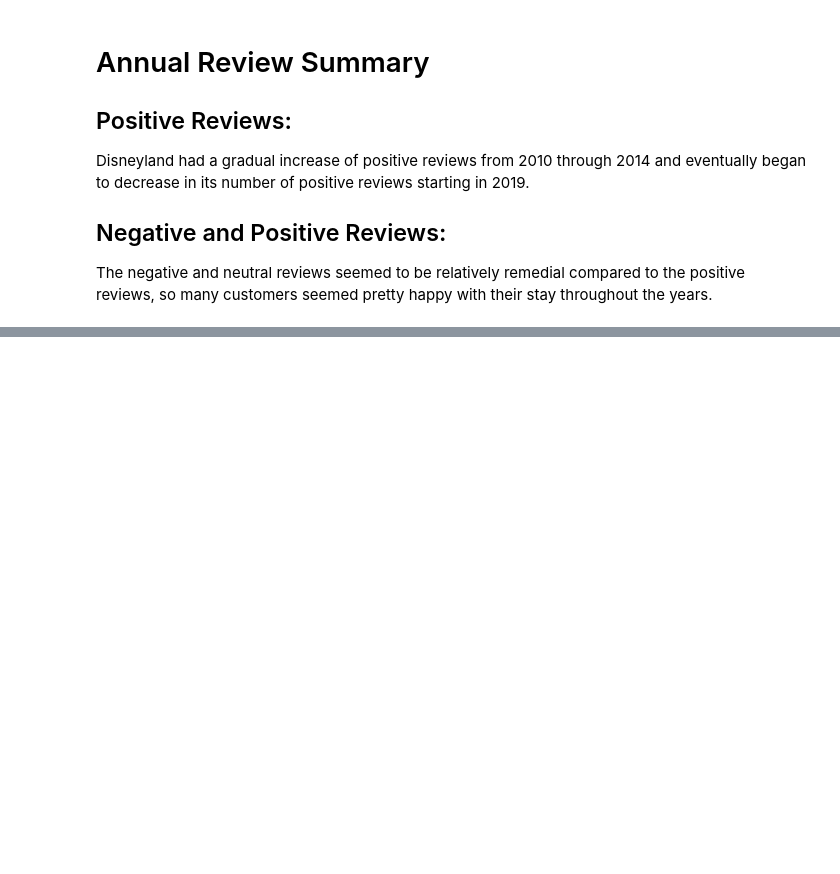
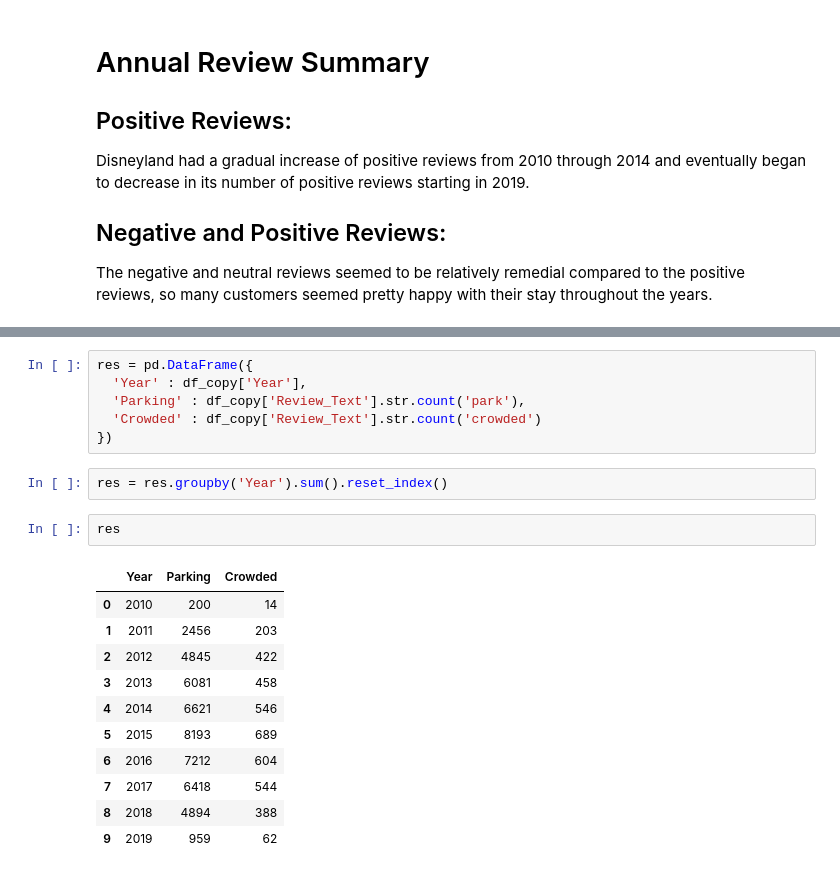
Before and after one commit to mmartin46/Data_Science_Research, a Jupyter notebook: DisneyLandReviews.ipynb, the cells around one changed output, grey strips where cells are left out. Drawn from its saved outputs; the diff is of its cells as text; blank space fills up the shorter version.

```diff
--- a/DisneyLandReviews.ipynb
+++ b/DisneyLandReviews.ipynb
@@ -246,0 +294,22 @@ set_time_plot('Year_Month')
+# %%
+res = pd.DataFrame({
+  'Year' : df_copy['Year'],
+  'Parking' : df_copy['Review_Text'].str.count('park'),
+  'Crowded' : df_copy['Review_Text'].str.count('crowded')
+})
+# %%
+res = res.groupby('Year').sum().reset_index()
+# %%
+res
+# %% [output]
+|  | Year | Parking | Crowded |
+| 0 | 2010 | 200 | 14 |
+| 1 | 2011 | 2456 | 203 |
+| 2 | 2012 | 4845 | 422 |
+| 3 | 2013 | 6081 | 458 |
+| 4 | 2014 | 6621 | 546 |
+| 5 | 2015 | 8193 | 689 |
+| 6 | 2016 | 7212 | 604 |
+| 7 | 2017 | 6418 | 544 |
+| 8 | 2018 | 4894 | 388 |
+| 9 | 2019 | 959 | 62 |
```
Also changed, not shown: parts of 10 cells of this notebook.
